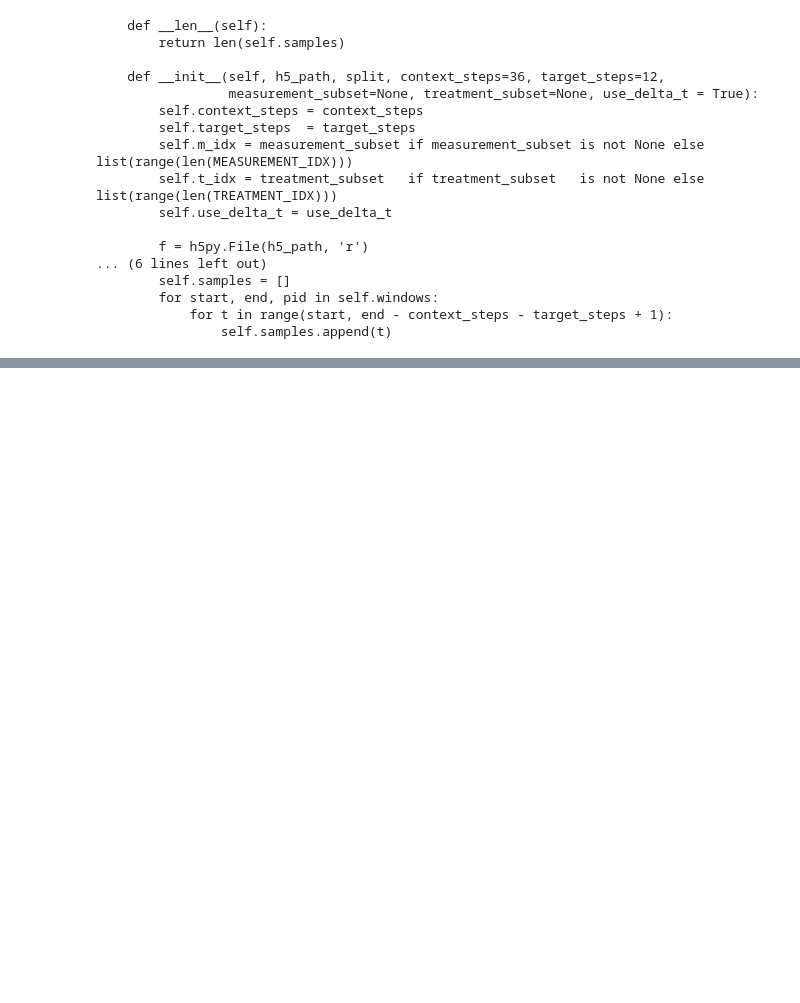
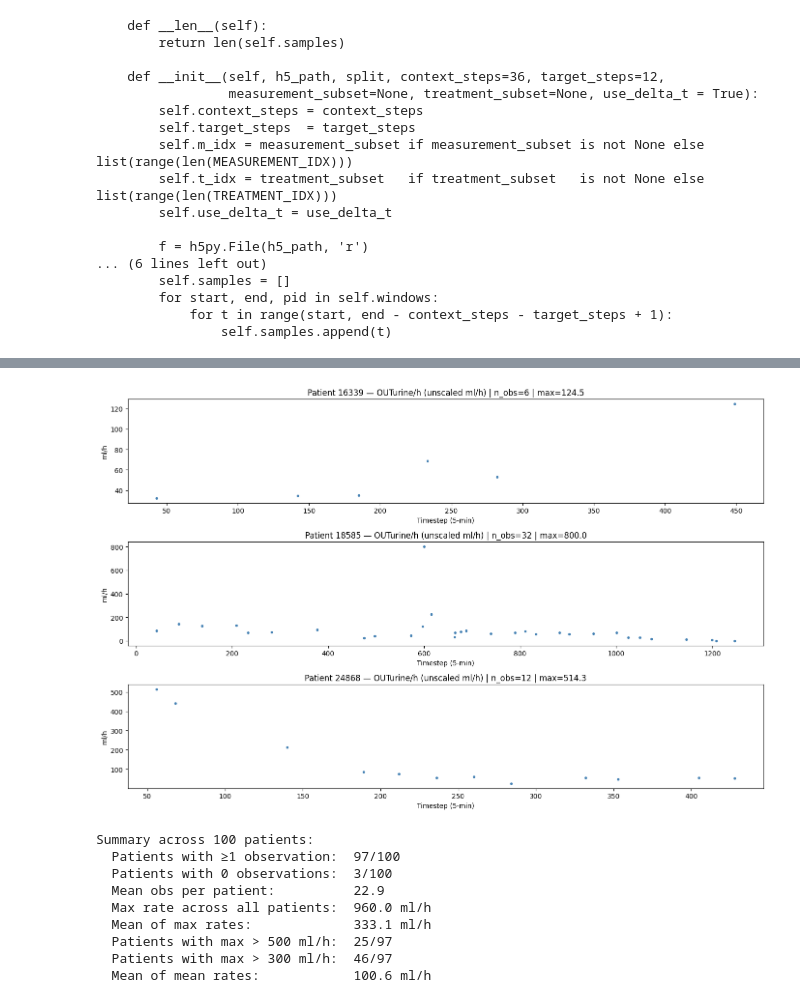
Before and after one commit to david-ege/Exploring-World-Models-for-Virtual-Patient-Simulation-in-Critical-Care, a Jupyter notebook: common_stage_exploration.ipynb, the cells around one changed output, grey strips where cells are left out. Drawn from its saved outputs; the diff is of its cells as text; code cells hidden in the pictures; blank space fills up the shorter version.

```diff
--- a/common_stage_exploration.ipynb
+++ b/common_stage_exploration.ipynb
@@ -2605,0 +3068,79 @@ Final SOFA: {'respiratory': 3, 'cardiovascular': 0, 'coagulation': 0, 'liver': 1
+# %%
+import importlib, h5py, hdf5plugin, numpy as np
+import matplotlib.pyplot as plt
+import data.constants as constants
+importlib.reload(constants)
+import json
+
+with open('/home/bbe9928/thesis_work/hirid_jepa/data/scaling_stats.json') as f:
+    stats = json.load(f)
+columns  = stats['columns']
+mean_arr = np.array(stats['mean'])
+std_arr  = np.array(stats['std'])
+
+global_idx = constants.SOFA_MEAS_GLOBAL['OUTurine_h']
+col_name   = columns[global_idx]
+
+f = h5py.File('/home/bbe9928/thesis_work/hirid_jepa/data/Cardiovascular_common_subset.h5', 'r')
+windows = f['windows']['test'][:]
+
+N = 100
+PLOT_N = 3
+fig, axes = plt.subplots(PLOT_N, 1, figsize=(14, 3 * PLOT_N))
+
+all_obs_counts = []
+all_max_rates  = []
+all_mean_rates = []
+
+for p in range(N):
+    start, end, pid = windows[p]
+    col_data = f['data']['test'][start:end][:, global_idx]
+    col_mask = f['mask']['test'][start:end][:, global_idx]
+
+    obs_idx      = np.where(col_mask == 1)[0]
+    obs_unscaled = col_data[obs_idx] * std_arr[global_idx] + mean_arr[global_idx]
+
+    n_obs     = len(obs_idx)
+    max_rate  = obs_unscaled.max()  if n_obs > 0 else None
+    mean_rate = obs_unscaled.mean() if n_obs > 0 else None
+
+    all_obs_counts.append(n_obs)
+    all_max_rates.append(max_rate)
+    all_mean_rates.append(mean_rate)
+
+    if p < PLOT_N:
+        axes[p].scatter(obs_idx, obs_unscaled, s=8, color='steelblue')
+        max_str = f"{max_rate:.1f}" if max_rate is not None else "N/A"
+        axes[p].set_title(f"Patient {pid} — {col_name} (unscaled ml/h) "
+                  f"| n_obs={n_obs} | max={max_str}")
+        axes[p].set_xlabel("Timestep (5-min)")
+        axes[p].set_ylabel("ml/h")
+
+f.close()
+plt.tight_layout()
+plt.show()
+
+# Summary stats across all 50 patients
+valid_max  = [v for v in all_max_rates  if v is not None]
+valid_mean = [v for v in all_mean_rates if v is not None]
+
+print(f"\nSummary across {N} patients:")
+print(f"  Patients with ≥1 observation:  {sum(c > 0 for c in all_obs_counts)}/{N}")
+print(f"  Patients with 0 observations:  {sum(c == 0 for c in all_obs_counts)}/{N}")
+print(f"  Mean obs per patient:          {np.mean(all_obs_counts):.1f}")
+print(f"  Max rate across all patients:  {max(valid_max):.1f} ml/h")
+print(f"  Mean of max rates:             {np.mean(valid_max):.1f} ml/h")
+print(f"  Patients with max > 500 ml/h:  {sum(v > 500 for v in valid_max)}/{len(valid_max)}")
+print(f"  Patients with max > 300 ml/h:  {sum(v > 300 for v in valid_max)}/{len(valid_max)}")
+print(f"  Mean of mean rates:            {np.mean(valid_mean):.1f} ml/h")
+# %% [output]
+[figure, added]
+Summary across 100 patients:
+  Patients with ≥1 observation:  97/100
+  Patients with 0 observations:  3/100
+  Mean obs per patient:          22.9
+  Max rate across all patients:  960.0 ml/h
+  Mean of max rates:             333.1 ml/h
+  Patients with max > 500 ml/h:  25/97
+  Patients with max > 300 ml/h:  46/97
+  Mean of mean rates:            100.6 ml/h
```
Also changed, not shown: parts of 10 cells of this notebook, 16 other files.
